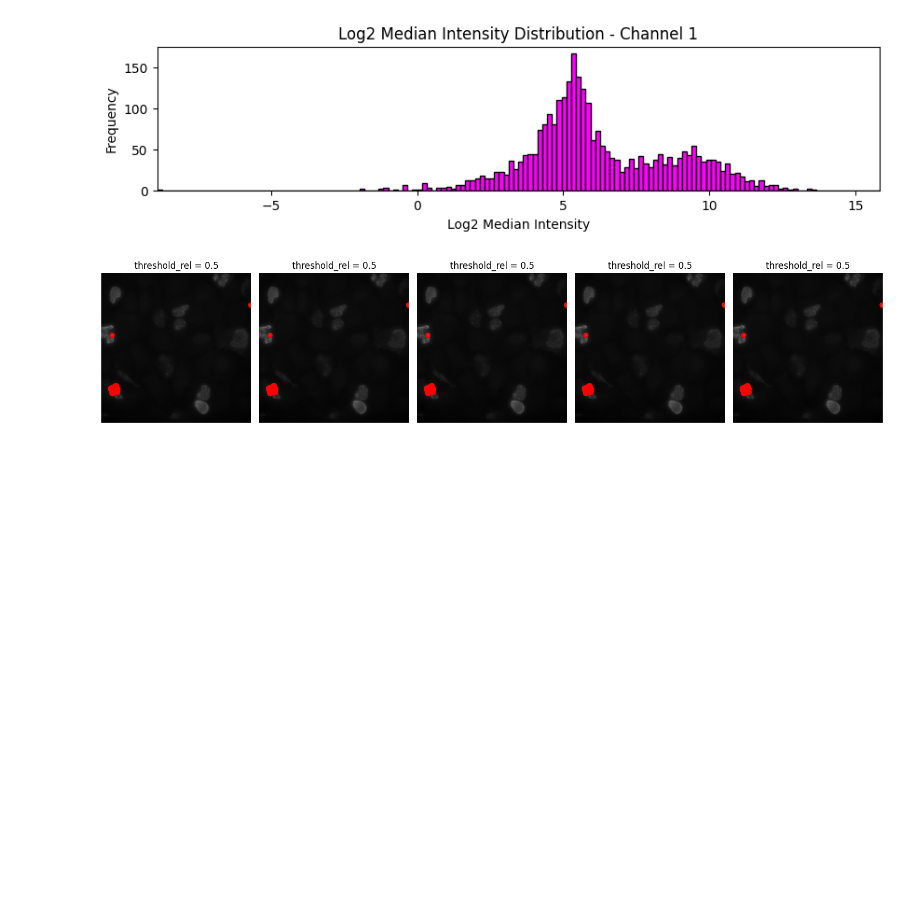
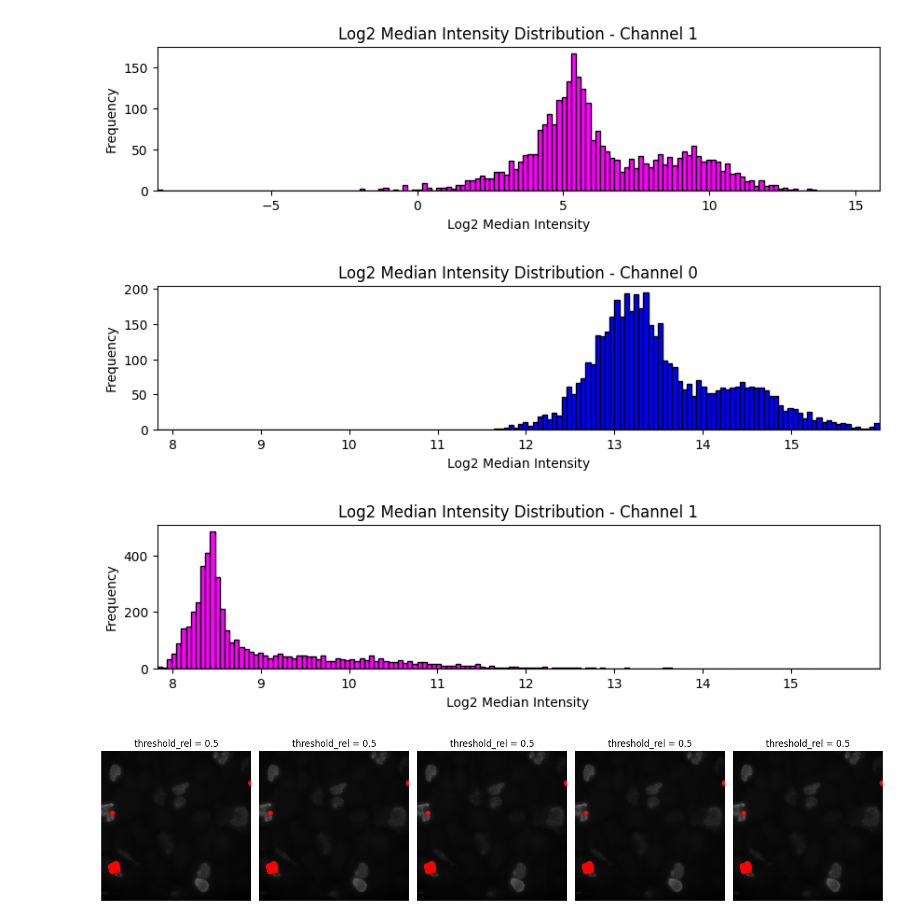
Before and after one commit to timotheelionnet/python_image-analysis, a Jupyter notebook: notebooks/img-explorer.ipynb, the cells around one changed output. Drawn from its saved outputs; the diff is of its cells as text; code cells hidden in the pictures; blank space fills up the shorter version.

```diff
--- a/notebooks/img-explorer.ipynb
+++ b/notebooks/img-explorer.ipynb
@@ -429,6 +519,45 @@ for channel, data in metrics_df.groupby('channel'):
 # %% [output]
 [figure]
 [figure]
+# %%
+# Plot the data obtained above for average intensity
+
+# Choose the metric to plot:
+my_metric = 'median'
+x_label = "Median Intensity"
+
+# Transform the metric values to log2
+metrics_nobs_df['log2_median'] = np.log2(metrics_nobs_df[my_metric])
+
+# Determine global min and max for Average Intensity and max for frequency
+global_min_intensity = metrics_nobs_df['log2_median'].min()
+global_max_intensity = metrics_nobs_df['log2_median'].max()
+max_frequency = metrics_nobs_df.groupby('channel')[my_metric].count().max()
+
+# Define channel colors
+# channel_colors = {0: 'blue', 1: 'springgreen', 2: 'magenta'}
+channel_colors = {0: 'blue', 1: 'magenta'}
+
+# Group the data by 'Channel' and then plot histograms for 'Average Intensity'
+for channel, data in metrics_nobs_df.groupby('channel'):
+    # Plot histogram for each channel
+    plt.figure(figsize = (10, 2))  # Fix a 5:1 size ratio
+    data['log2_median'].hist(bins = 150,
+                               color = channel_colors.get(channel, 'gray'),
+                               edgecolor = 'black',
+                               linewidth = 1,
+                               #density = True,
+                               range = (global_min_intensity, global_max_intensity))
+    plt.title(f'Log2 {x_label} Distribution - Channel {channel}')
+    plt.xlabel(f'Log2 {x_label}')
+    plt.ylabel('Frequency')
+    plt.xlim(global_min_intensity, global_max_intensity)
+    #plt.ylim(0, max_frequency)
+    plt.grid(False)  # Optionally turn off the grid
+    plt.show()
+# %% [output]
+[figure, added]
+[figure, added]
 # %%
 # Test different parameter values
 
```
Also changed, not shown: parts of 7 cells of this notebook.
